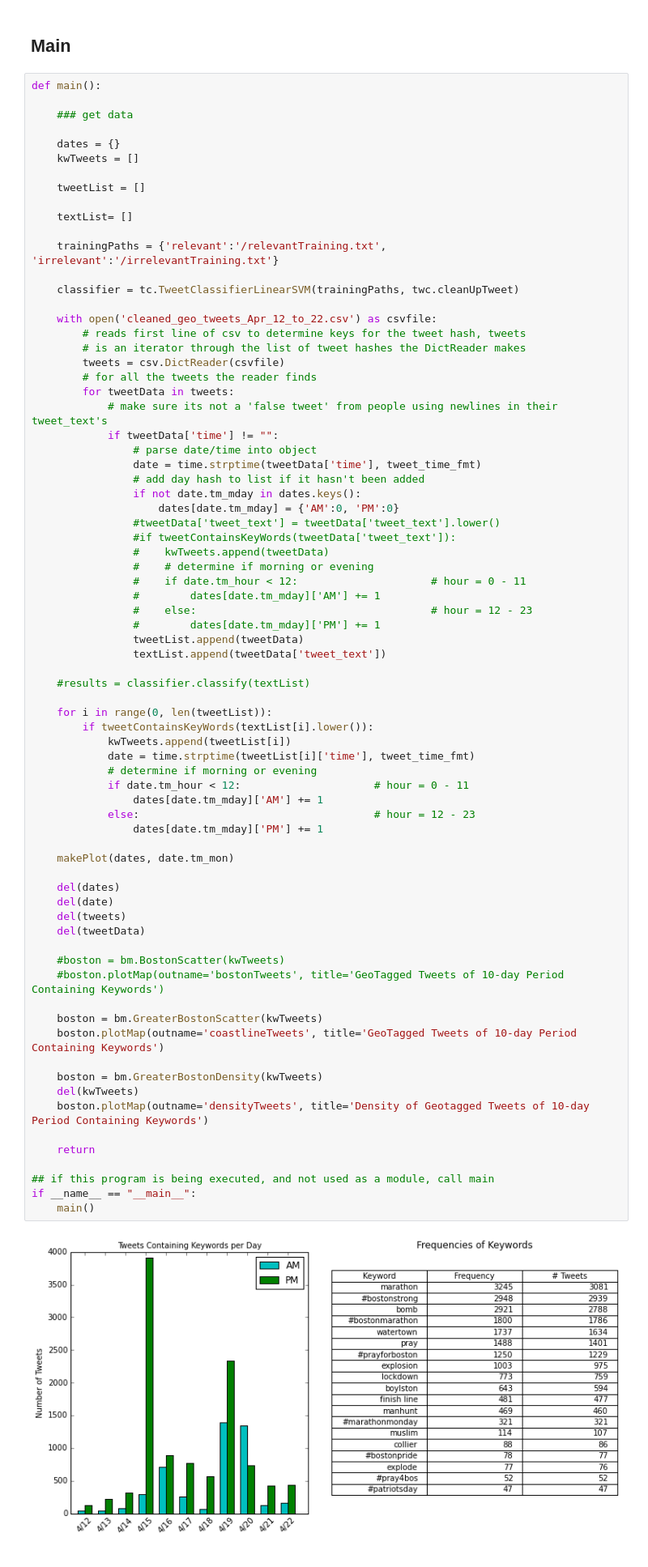
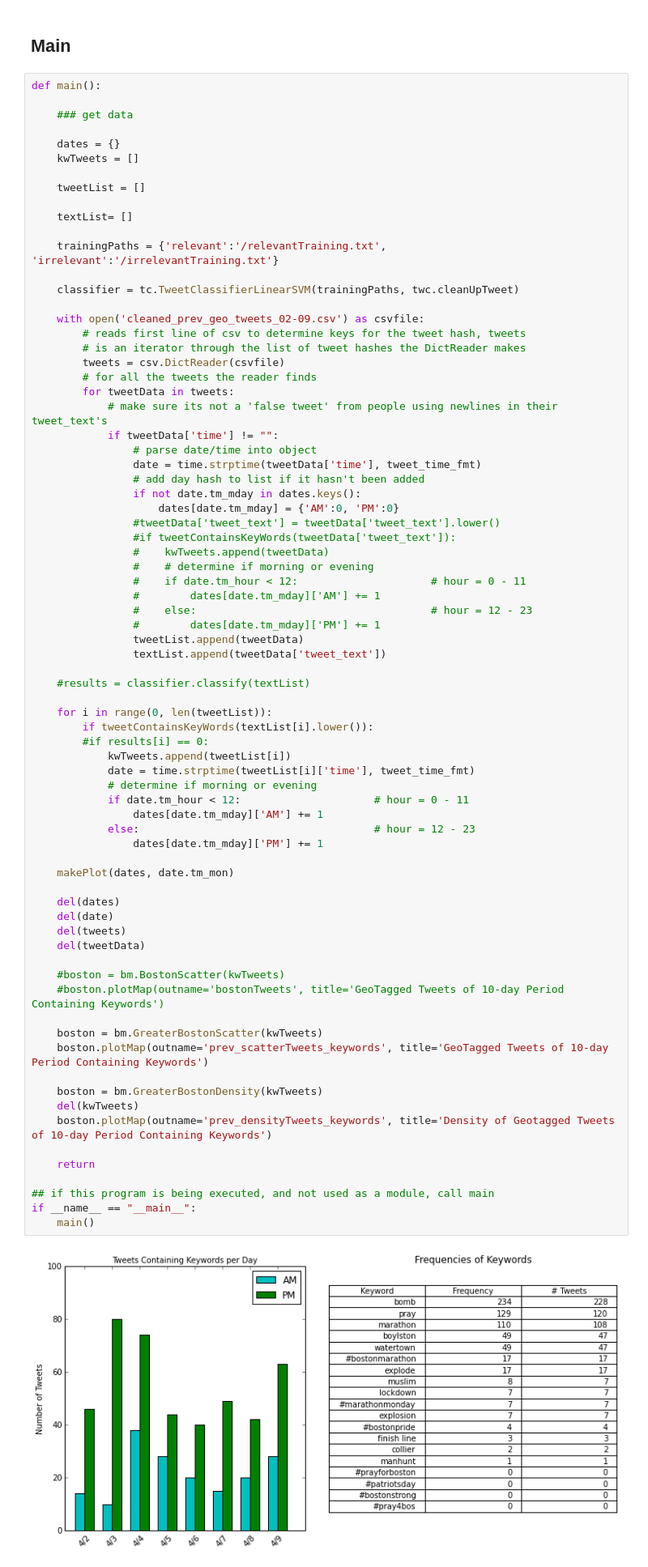
Before and after one commit to brix4dayz/bari_reu_2015, a Jupyter notebook: tweets/tweets_analyzer.ipynb, the cells around one changed output. Shown at 81% size. Saved outputs shown, nothing was run; the diff lists cells and outputs as text.

```diff
--- a/tweets/tweets_analyzer.ipynb
+++ b/tweets/tweets_analyzer.ipynb
@@ -130,7 +130,7 @@ def main():
 
     classifier = tc.TweetClassifierLinearSVM(trainingPaths, twc.cleanUpTweet)
 
-    with open('cleaned_geo_tweets_Apr_12_to_22.csv') as csvfile:
+    with open('cleaned_prev_geo_tweets_02-09.csv') as csvfile:
         # reads first line of csv to determine keys for the tweet hash, tweets
         # is an iterator through the list of tweet hashes the DictReader makes
         tweets = csv.DictReader(csvfile)
@@ -158,35 +158,36 @@ def main():
 
     for i in range(0, len(tweetList)):
         if tweetContainsKeyWords(textList[i].lower()):
+        #if results[i] == 0:
             kwTweets.append(tweetList[i])
             date = time.strptime(tweetList[i]['time'], tweet_time_fmt)
             # determine if morning or evening
             if date.tm_hour < 12:                     # hour = 0 - 11
                 dates[date.tm_mday]['AM'] += 1
             else:                                     # hour = 12 - 23
                 dates[date.tm_mday]['PM'] += 1
 
     makePlot(dates, date.tm_mon)
 
     del(dates)
     del(date)
     del(tweets)
     del(tweetData)
 
     #boston = bm.BostonScatter(kwTweets)
     #boston.plotMap(outname='bostonTweets', title='GeoTagged Tweets of 10-day Period Containing Keywords')
 
     boston = bm.GreaterBostonScatter(kwTweets)
-    boston.plotMap(outname='coastlineTweets', title='GeoTagged Tweets of 10-day Period Containing Keywords')
+    boston.plotMap(outname='prev_scatterTweets_keywords', title='GeoTagged Tweets of 10-day Period Containing Keywords')
 
     boston = bm.GreaterBostonDensity(kwTweets)
     del(kwTweets)
-    boston.plotMap(outname='densityTweets', title='Density of Geotagged Tweets of 10-day Period Containing Keywords')
+    boston.plotMap(outname='prev_densityTweets_keywords', title='Density of Geotagged Tweets of 10-day Period Containing Keywords')
 
     return
 
 ## if this program is being executed, and not used as a module, call main
 if __name__ == "__main__":
     main()
 # %% [output]
-[figure, old version]
+[figure, new version]
```
Also changed, not shown: parts of 2 cells of this notebook, 15 other files.
